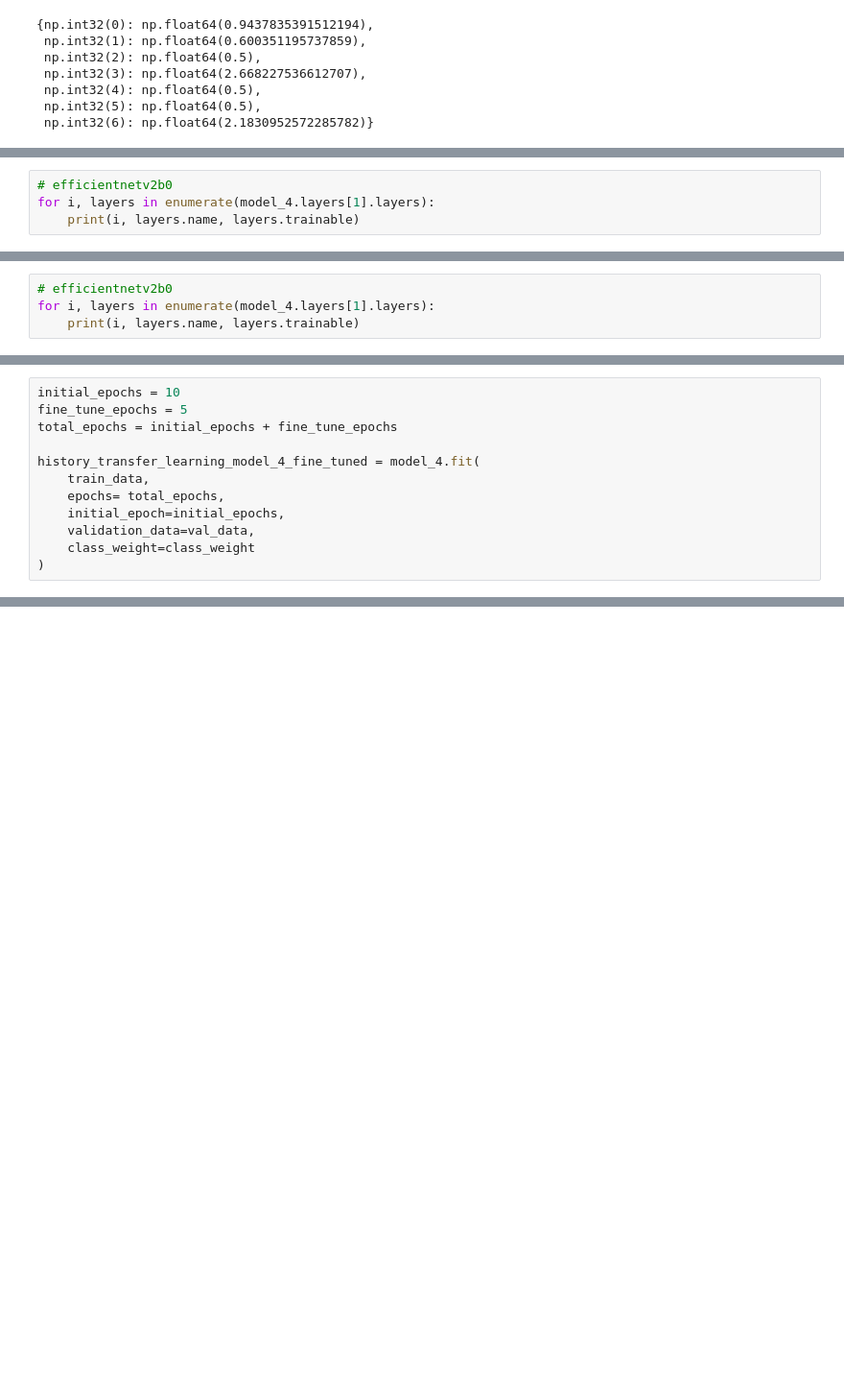
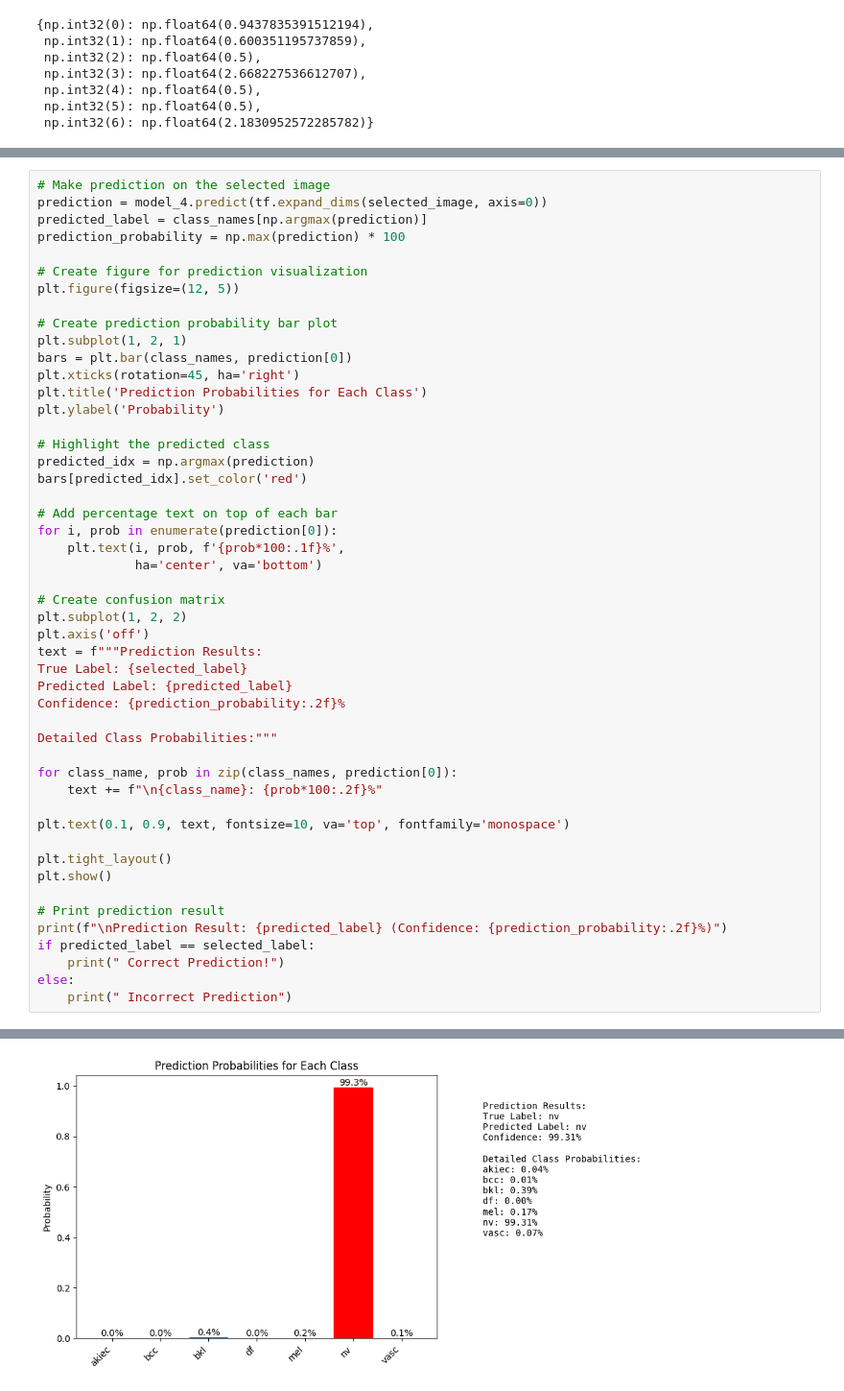
Before and after one commit to vaibhav709/Skin-Cancer-Detection, a Jupyter notebook: train.ipynb, the cells around one changed output, grey strips where cells are left out. Shown at 96% size. Drawn from its saved outputs; the diff is of its cells as text; blank space fills up the shorter version.

```diff
--- a/train.ipynb
+++ b/train.ipynb
@@ -705,4 +725,0 @@ for layer in base_model.layers[:-60]:
-# %%
-# efficientnetv2b0
-for i, layers in enumerate(model_4.layers[1].layers):
-    print(i, layers.name, layers.trainable)
@@ -742,4 +725,0 @@ model_4.compile(
-# %%
-# efficientnetv2b0
-for i, layers in enumerate(model_4.layers[1].layers):
-    print(i, layers.name, layers.trainable)
@@ -764,12 +725,0 @@ for i, layers in enumerate(model_4.layers[1].layers):
-# %%
-initial_epochs = 10
-fine_tune_epochs = 5
-total_epochs = initial_epochs + fine_tune_epochs
-
-history_transfer_learning_model_4_fine_tuned = model_4.fit(
-    train_data,
-    epochs= total_epochs,
-    initial_epoch=initial_epochs,
-    validation_data=val_data,
-    class_weight=class_weight
-)
@@ -802,0 +758,50 @@ plot_loss_curves(history_transfer_learning_model_4)
+# %%
+# Make prediction on the selected image
+prediction = model_4.predict(tf.expand_dims(selected_image, axis=0))
+predicted_label = class_names[np.argmax(prediction)]
+prediction_probability = np.max(prediction) * 100
+
+# Create figure for prediction visualization
+plt.figure(figsize=(12, 5))
+
+# Create prediction probability bar plot
+plt.subplot(1, 2, 1)
+bars = plt.bar(class_names, prediction[0])
+plt.xticks(rotation=45, ha='right')
+plt.title('Prediction Probabilities for Each Class')
+plt.ylabel('Probability')
+
+# Highlight the predicted class
+predicted_idx = np.argmax(prediction)
+bars[predicted_idx].set_color('red')
+
+# Add percentage text on top of each bar
+for i, prob in enumerate(prediction[0]):
+    plt.text(i, prob, f'{prob*100:.1f}%',
+             ha='center', va='bottom')
+
+# Create confusion matrix
+plt.subplot(1, 2, 2)
+plt.axis('off')
+text = f"""Prediction Results:
+True Label: {selected_label}
+Predicted Label: {predicted_label}
+Confidence: {prediction_probability:.2f}%
+
+Detailed Class Probabilities:"""
+
+for class_name, prob in zip(class_names, prediction[0]):
+    text += f"\n{class_name}: {prob*100:.2f}%"
+
+plt.text(0.1, 0.9, text, fontsize=10, va='top', fontfamily='monospace')
+
+plt.tight_layout()
+plt.show()
+
+# Print prediction result
+print(f"\nPrediction Result: {predicted_label} (Confidence: {prediction_probability:.2f}%)")
+if predicted_label == selected_label:
+    print(" Correct Prediction!")
+else:
+    print(" Incorrect Prediction")
+# %% [output]
@@ -802,0 +809 @@ plot_loss_curves(history_transfer_learning_model_4)
+[figure, added]
```
Also changed, not shown: parts of 37 cells of this notebook.
